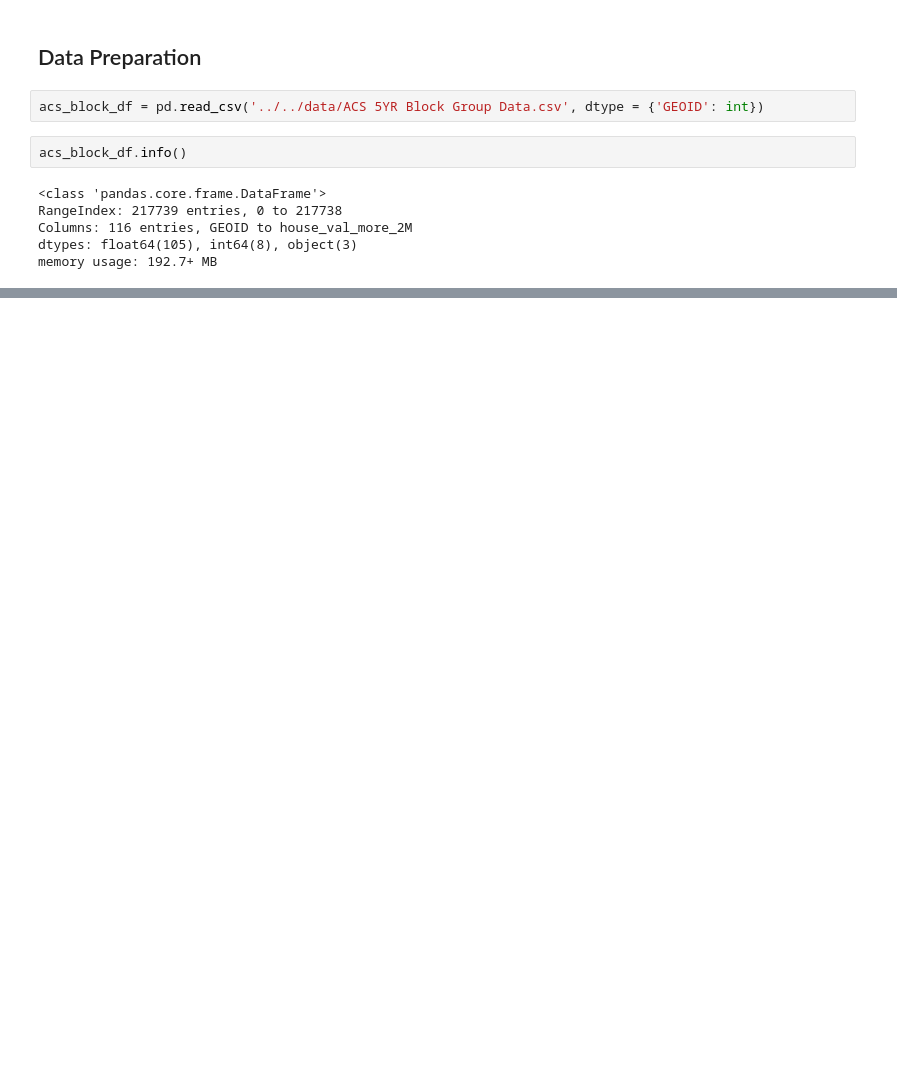
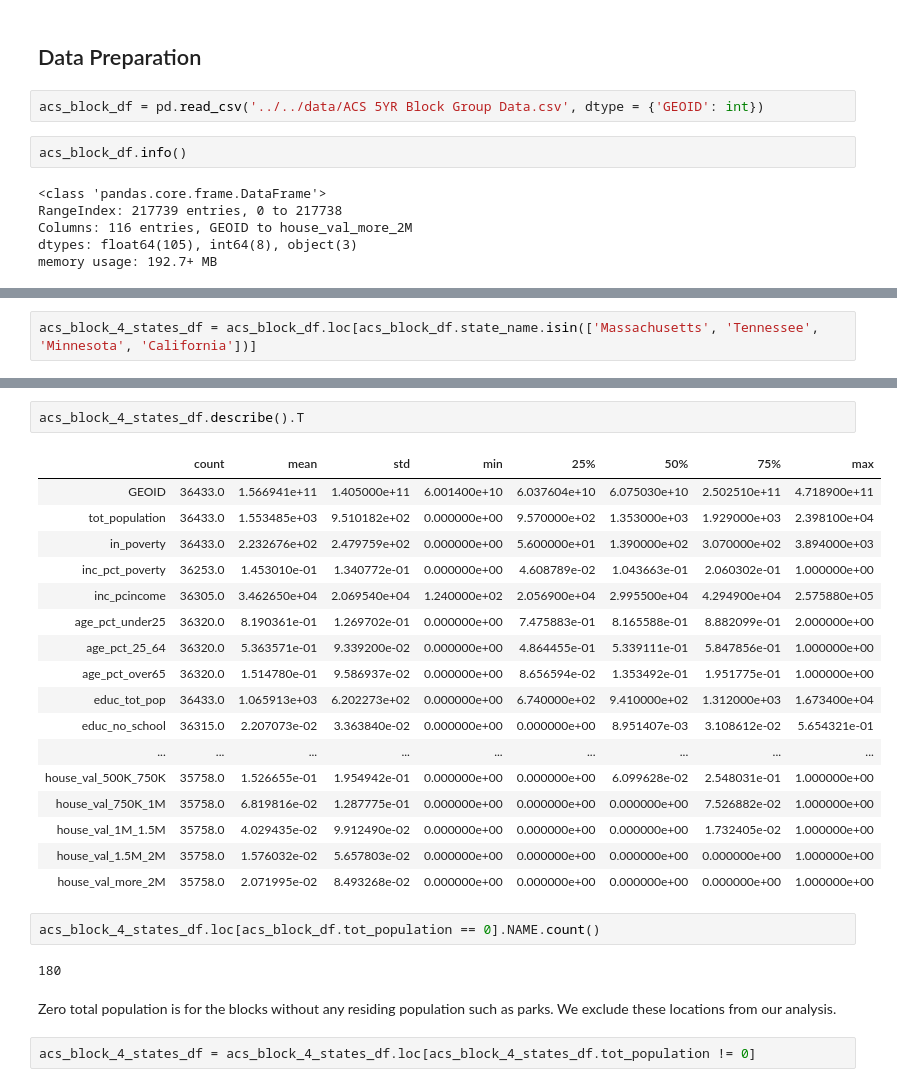
Before and after one commit to DataKind-DC/rcp2, a Jupyter notebook: notebooks/ACS_block_master.ipynb, the cells around one changed output, grey strips where cells are left out. Drawn from its saved outputs; the diff is of its cells as text; blank space fills up the shorter version.

```diff
--- a/notebooks/ACS_block_master.ipynb
+++ b/notebooks/ACS_block_master.ipynb
@@ -133,0 +59,2 @@ Name: sum_of_age_brackets, dtype: float64
+# %%
+acs_block_4_states_df = acs_block_df.loc[acs_block_df.state_name.isin(['Massachusetts', 'Tennessee', 'Minnesota', 'California'])]
@@ -133,0 +69,28 @@ Name: sum_of_age_brackets, dtype: float64
+# %%
+acs_block_4_states_df.describe().T
+# %% [output]
+|  | count | mean | std | min | 25% | 50% | 75% | max |
+| GEOID | 36433.0 | 1.566941e+11 | 1.405000e+11 | 6.001400e+10 | 6.037604e+10 | 6.075030e+10 | 2.502510e+11 | 4.718900e+11 |
+| tot_population | 36433.0 | 1.553485e+03 | 9.510182e+02 | 0.000000e+00 | 9.570000e+02 | 1.353000e+03 | 1.929000e+03 | 2.398100e+04 |
+| in_poverty | 36433.0 | 2.232676e+02 | 2.479759e+02 | 0.000000e+00 | 5.600000e+01 | 1.390000e+02 | 3.070000e+02 | 3.894000e+03 |
+| inc_pct_poverty | 36253.0 | 1.453010e-01 | 1.340772e-01 | 0.000000e+00 | 4.608789e-02 | 1.043663e-01 | 2.060302e-01 | 1.000000e+00 |
+| inc_pcincome | 36305.0 | 3.462650e+04 | 2.069540e+04 | 1.240000e+02 | 2.056900e+04 | 2.995500e+04 | 4.294900e+04 | 2.575880e+05 |
+| age_pct_under25 | 36320.0 | 8.190361e-01 | 1.269702e-01 | 0.000000e+00 | 7.475883e-01 | 8.165588e-01 | 8.882099e-01 | 2.000000e+00 |
+| age_pct_25_64 | 36320.0 | 5.363571e-01 | 9.339200e-02 | 0.000000e+00 | 4.864455e-01 | 5.339111e-01 | 5.847856e-01 | 1.000000e+00 |
+| age_pct_over65 | 36320.0 | 1.514780e-01 | 9.586937e-02 | 0.000000e+00 | 8.656594e-02 | 1.353492e-01 | 1.951775e-01 | 1.000000e+00 |
+| educ_tot_pop | 36433.0 | 1.065913e+03 | 6.202273e+02 | 0.000000e+00 | 6.740000e+02 | 9.410000e+02 | 1.312000e+03 | 1.673400e+04 |
+| educ_no_school | 36315.0 | 2.207073e-02 | 3.363840e-02 | 0.000000e+00 | 0.000000e+00 | 8.951407e-03 | 3.108612e-02 | 5.654321e-01 |
+| ... | ... | ... | ... | ... | ... | ... | ... | ... |
+| house_val_500K_750K | 35758.0 | 1.526655e-01 | 1.954942e-01 | 0.000000e+00 | 0.000000e+00 | 6.099628e-02 | 2.548031e-01 | 1.000000e+00 |
+| house_val_750K_1M | 35758.0 | 6.819816e-02 | 1.287775e-01 | 0.000000e+00 | 0.000000e+00 | 0.000000e+00 | 7.526882e-02 | 1.000000e+00 |
+| house_val_1M_1.5M | 35758.0 | 4.029435e-02 | 9.912490e-02 | 0.000000e+00 | 0.000000e+00 | 0.000000e+00 | 1.732405e-02 | 1.000000e+00 |
+| house_val_1.5M_2M | 35758.0 | 1.576032e-02 | 5.657803e-02 | 0.000000e+00 | 0.000000e+00 | 0.000000e+00 | 0.000000e+00 | 1.000000e+00 |
+| house_val_more_2M | 35758.0 | 2.071995e-02 | 8.493268e-02 | 0.000000e+00 | 0.000000e+00 | 0.000000e+00 | 0.000000e+00 | 1.000000e+00 |
+# %%
+acs_block_4_states_df.loc[acs_block_df.tot_population == 0].NAME.count()
+# %% [output]
+180
+# %% [markdown]
+Zero total population is for the blocks without any residing population such as parks. We exclude these locations from our analysis.
+# %%
+acs_block_4_states_df = acs_block_4_states_df.loc[acs_block_4_states_df.tot_population != 0]
```
Also changed, not shown: parts of 41 cells of this notebook, 1 other file.
